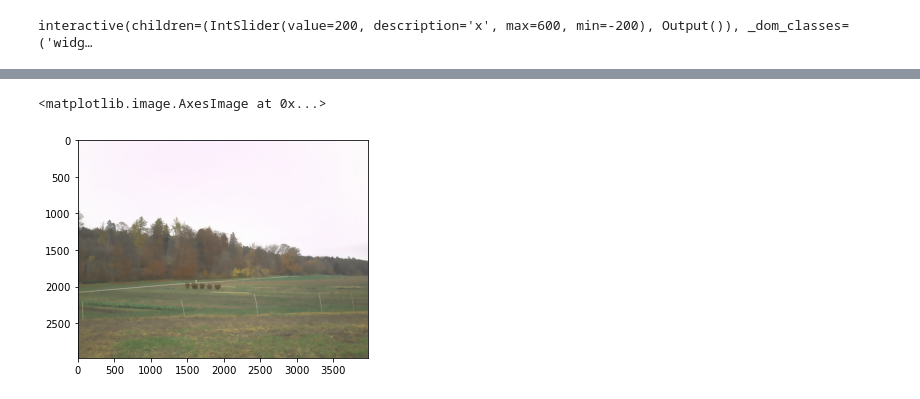
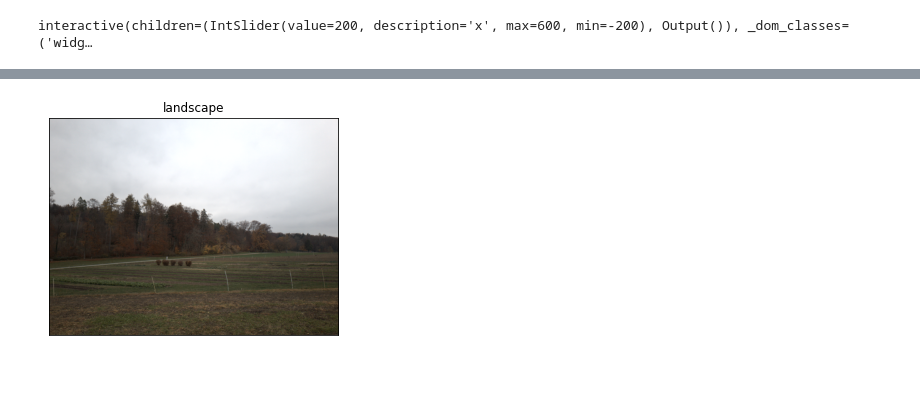
Before and after one commit to uol-mediaprocessing-202021/medienverarbeitung-b-color-and-tone-correction, a Jupyter notebook: ColorCorrection.ipynb, the cells around one changed output, grey strips where cells are left out. Cells and saved outputs as stored; diff of their text form; code cells hidden in the pictures.

```diff
--- a/ColorCorrection.ipynb
+++ b/ColorCorrection.ipynb
@@ -66,7 +82,7 @@ plt.imshow(img)
 # %%
-brightness = -2
-contrast = -5
-img = np.int16(img)
+brightness = -10
+contrast = 35
+img = np.int16(reduced_img)
 img = img * (contrast/127+1) - contrast + brightness
 img = np.clip(img, 0, 255)
 img = np.uint8(img)
@@ -128,5 +89,7 @@ new_img=cv2.pyrMeanShiftFiltering(new_img,20,20)
-# %%
-plt.imshow(new_img)
-# %% [output]
-<matplotlib.image.AxesImage at 0x...>
-[figure, removed]
+# %%
+plt.figure()
+plt.title("landscape"), plt.xticks([]), plt.yticks([])
+plt.imshow(img)
+plt.show()
+# %% [output]
+[figure, added]
```
Also changed, not shown: parts of 35 cells of this notebook, 1 other file.
